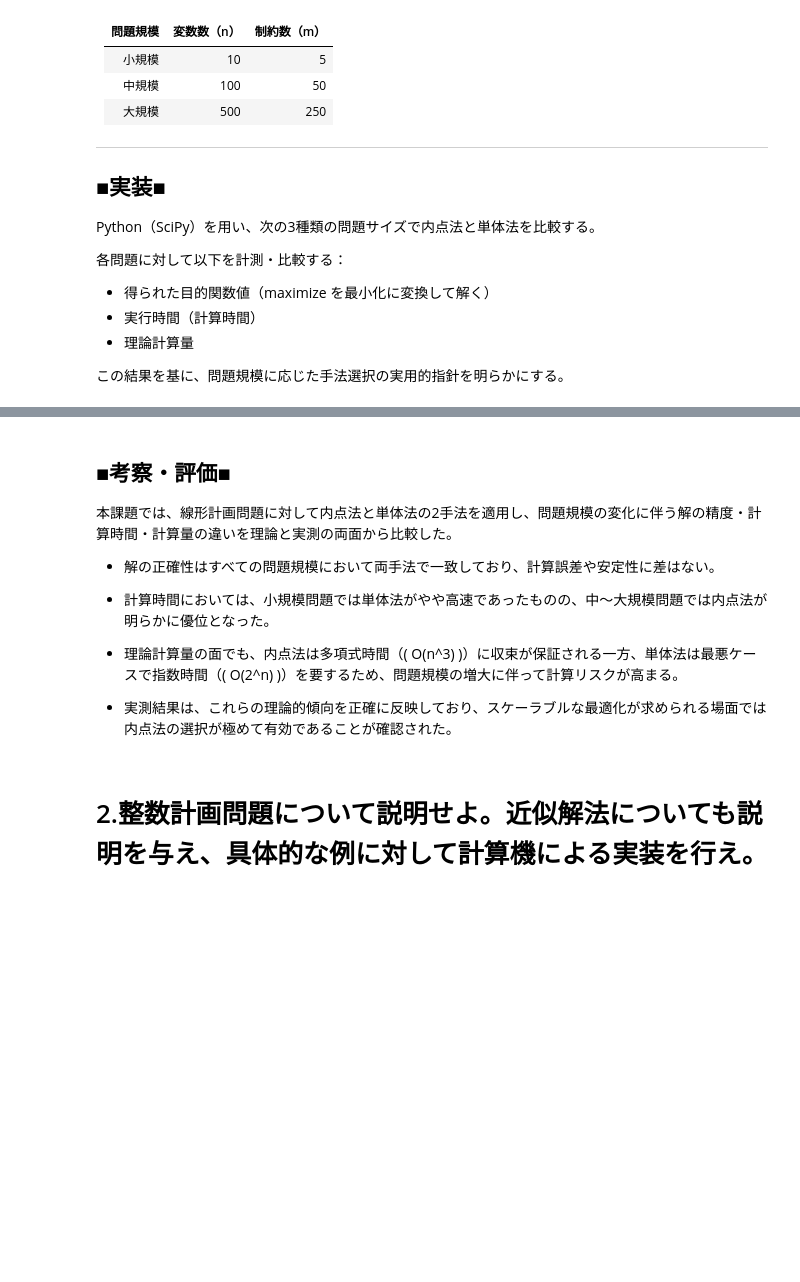
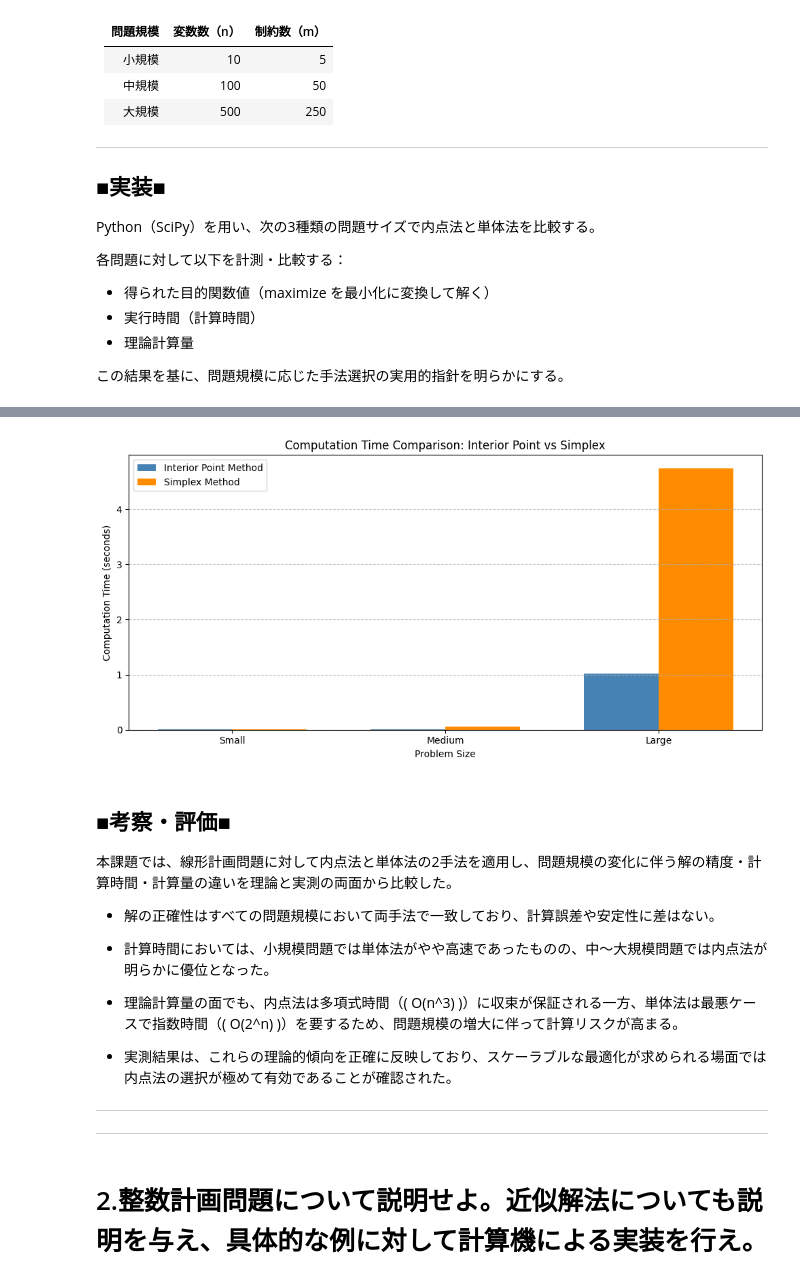
Before and after one commit to souldrive7/ECP, a Jupyter notebook: modeling_kadai_goto1.ipynb, the cells around one changed output, grey strips where cells are left out. Saved outputs shown, nothing was run; the diff lists cells and outputs as text; code cells hidden in the pictures; blank space fills up the shorter version.

```diff
--- a/modeling_kadai_goto1.ipynb
+++ b/modeling_kadai_goto1.ipynb
@@ -182,3 +182,40 @@ display(styled_df_final)
+# %%
+import matplotlib.pyplot as plt
+import numpy as np
+
+# 可視化用データの再作成（df_result_final から）
+df_time = df_result_final[[
+    "問題規模",
+    "内点法_時間[s]",
+    "単体法_時間[s]"
+]].copy()
+
+df_time.columns = ["Problem Size", "Interior Point Time (s)", "Simplex Time (s)"]
+
+# ヒストグラム描画
+labels = df_time["Problem Size"]
+ipm_times = df_time["Interior Point Time (s)"]
+simplex_times = df_time["Simplex Time (s)"]
+
+x = np.arange(len(labels))
+bar_width = 0.35
+
+fig, ax = plt.subplots(figsize=(10, 5))
+ax.bar(x - bar_width/2, ipm_times, bar_width, label='Interior Point Method', color='steelblue')
+ax.bar(x + bar_width/2, simplex_times, bar_width, label='Simplex Method', color='darkorange')
+
+ax.set_xlabel('Problem Size')
+ax.set_ylabel('Computation Time (seconds)')
+ax.set_title('Computation Time Comparison: Interior Point vs Simplex')
+ax.set_xticks(x)
+ax.set_xticklabels(['Small', 'Medium', 'Large'])
+ax.legend()
+ax.grid(True, axis='y', linestyle='--', alpha=0.7)
+
+plt.tight_layout()
+plt.show()
+# %% [output]
+[figure, added]
 # %% [markdown]
 ## ■考察・評価■
 
@@ -191,5 +228,7 @@ display(styled_df_final)
 - 理論計算量の面でも、内点法は多項式時間（\( O(n^3) \)）に収束が保証される一方、単体法は最悪ケースで指数時間（\( O(2^n) \)）を要するため、問題規模の増大に伴って計算リスクが高まる。
 
 - 実測結果は、これらの理論的傾向を正確に反映しており、スケーラブルな最適化が求められる場面では内点法の選択が極めて有効であることが確認された。
+---
+---
 # %% [markdown]
 # 2.整数計画問題について説明せよ。近似解法についても説明を与え、具体的な例に対して計算機による実装を行え。
```
Also changed, not shown: parts of 4 cells of this notebook.
